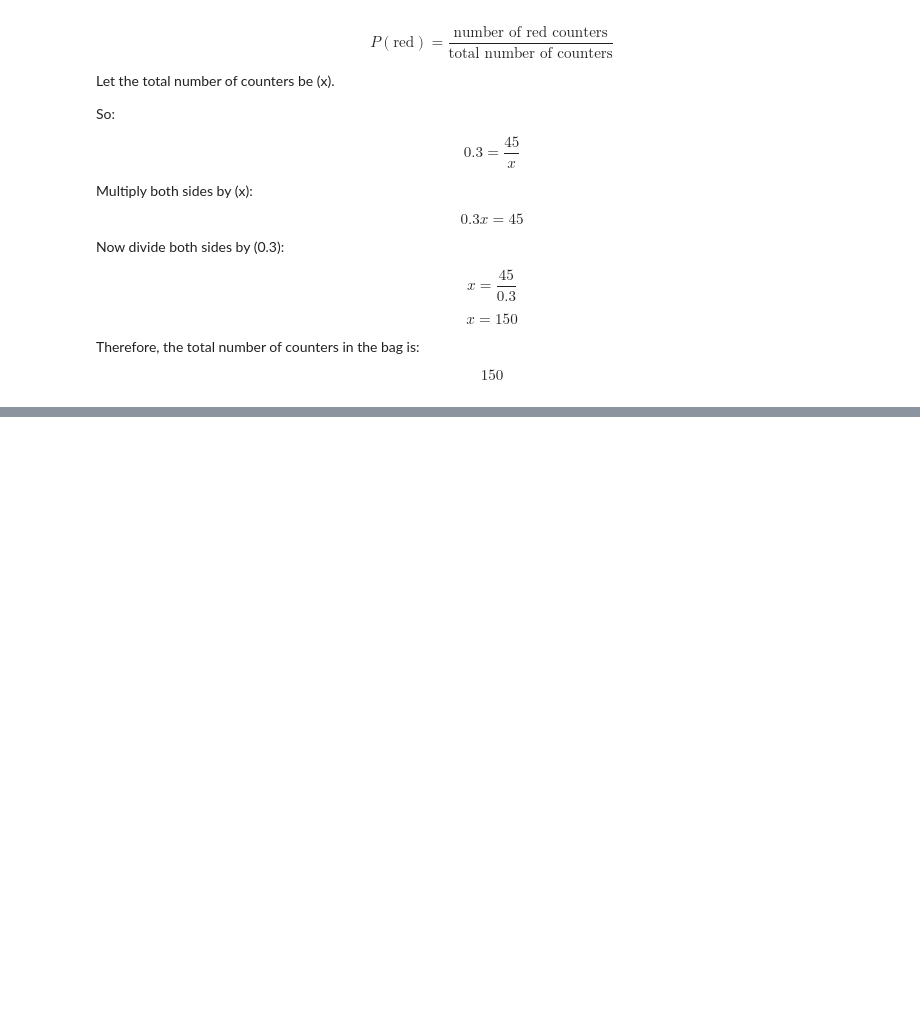
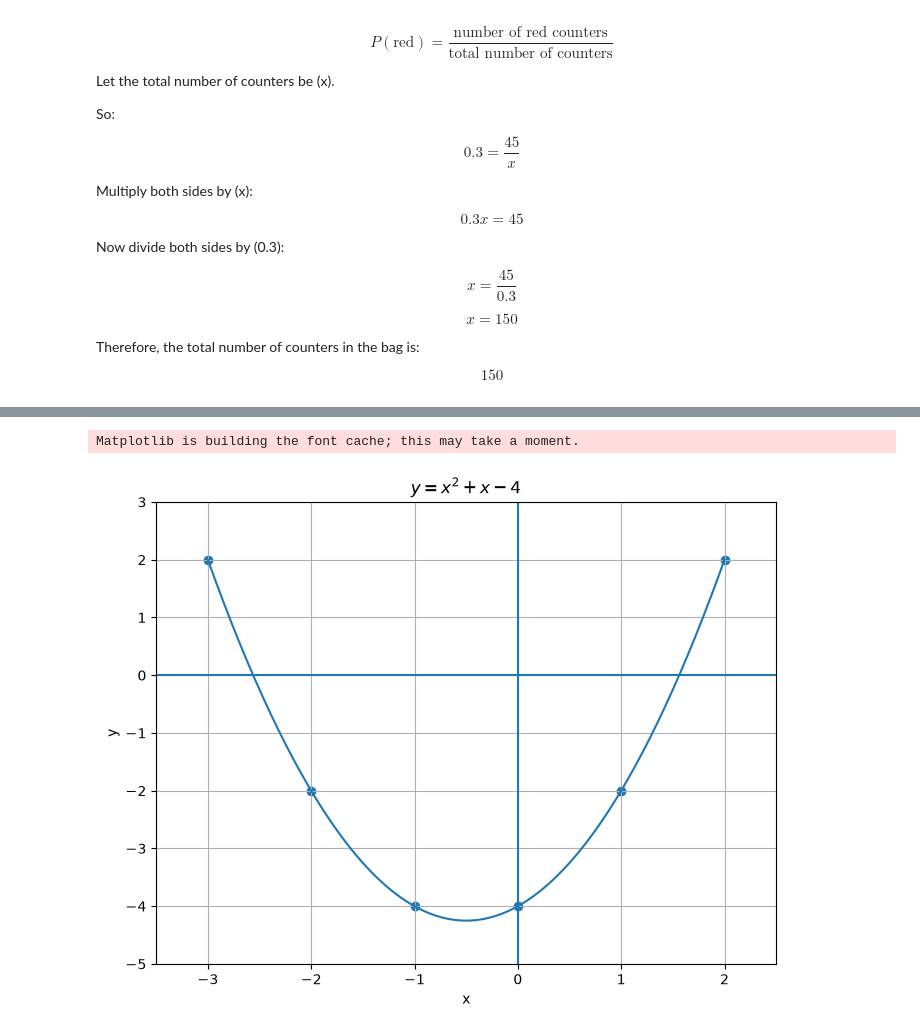
Before and after one commit to abrarmudhir/edu-journey, a Jupyter notebook: assets/notebooks/gcse/2025/Paper 1H - June 2025.ipynb, the cells around one changed output, grey strips where cells are left out. Cells and saved outputs as stored; diff of their text form; code cells hidden in the pictures; blank space fills up the shorter version.

```diff
--- a/assets/notebooks/gcse/2025/Paper 1H - June 2025.ipynb
+++ b/assets/notebooks/gcse/2025/Paper 1H - June 2025.ipynb
@@ -265,0 +389,38 @@ $$
+# %%
+import numpy as np
+import matplotlib.pyplot as plt
+
+# Smooth x-values between -3 and 2
+x = np.linspace(-3, 2, 200)
+
+# Equation
+y = x**2 + x - 4
+
+# Points from part (a)
+x_points = [-3, -2, -1, 0, 1, 2]
+y_points = [2, -2, -4, -4, -2, 2]
+
+plt.figure(figsize=(8, 6))
+
+# Draw smooth curve
+plt.plot(x, y)
+
+# Plot the calculated points
+plt.scatter(x_points, y_points)
+
+# Draw x and y axes
+plt.axhline(0)
+plt.axvline(0)
+
+plt.xlabel("x")
+plt.ylabel("y")
+plt.title(r"$y=x^2+x-4$")
+
+plt.xlim(-3.5, 2.5)
+plt.ylim(-5, 3)
+
+plt.grid(True)
+plt.show()
+# %% [output]
+Matplotlib is building the font cache; this may take a moment.
+[figure, added]
```
Also changed, not shown: parts of 8 cells of this notebook, 2 other files.
